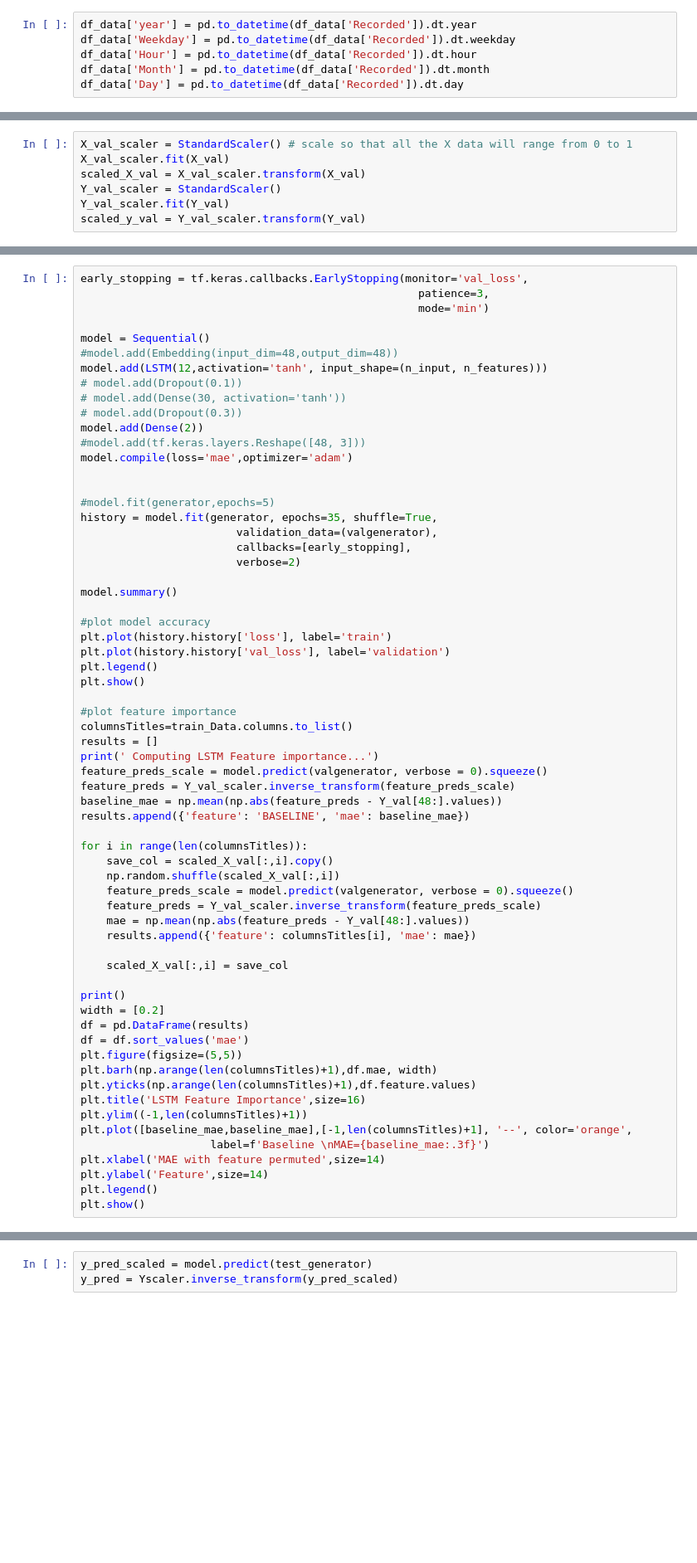
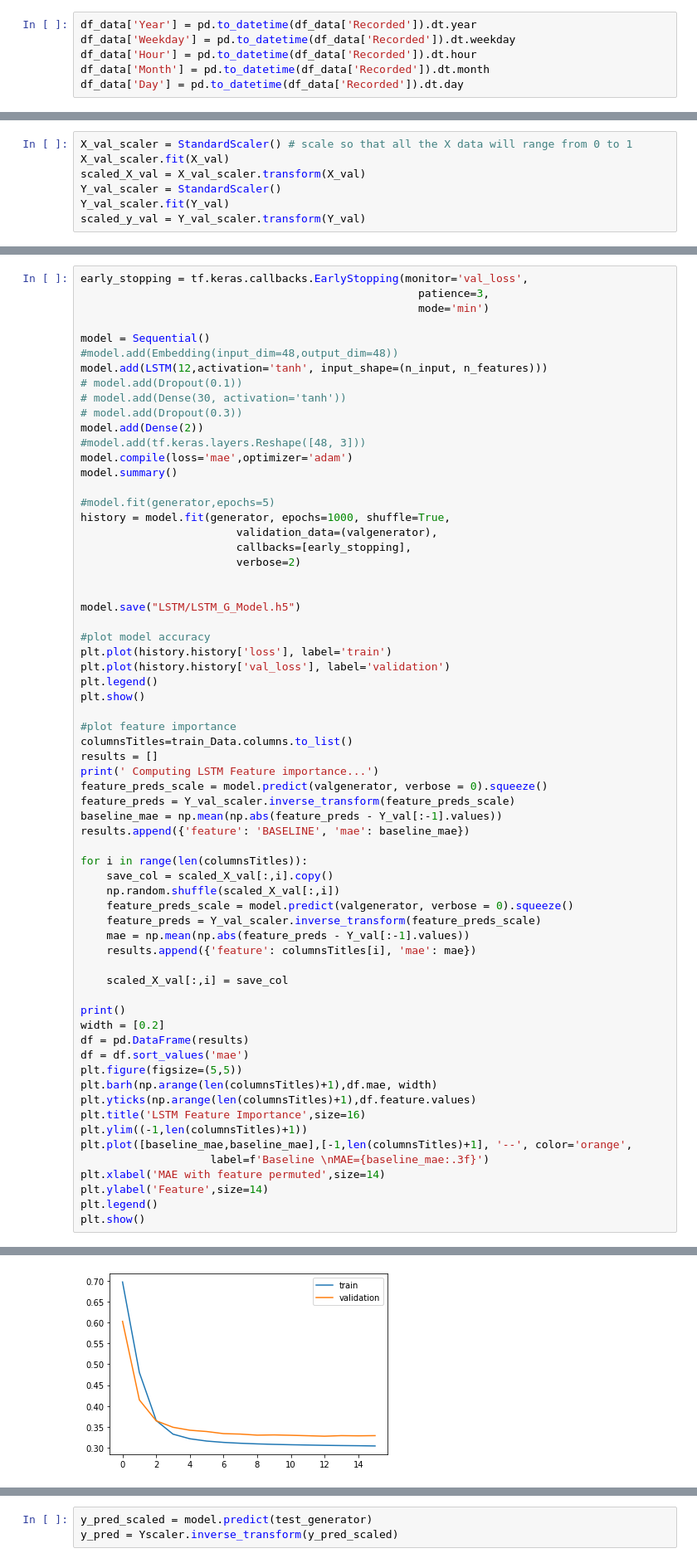
Before and after one commit to Wrafttex/BachelorProject, a Jupyter notebook: 4_Training_LSTM_Model_Gade.ipynb, the cells around one changed output, grey strips where cells are left out. Shown: that part at 83% size. Drawn from its saved outputs; the diff is of its cells as text; blank space fills up the shorter version.

```diff
--- a/4_Training_LSTM_Model_Gade.ipynb
+++ b/4_Training_LSTM_Model_Gade.ipynb
@@ -16,7 +16,7 @@ path = "Dataset/AAl_G_Weather_SkewFix_19des-22mar.csv"
 
 df_data = pd.read_csv(path)
 # %%
-df_data['year'] = pd.to_datetime(df_data['Recorded']).dt.year
+df_data['Year'] = pd.to_datetime(df_data['Recorded']).dt.year
 df_data['Weekday'] = pd.to_datetime(df_data['Recorded']).dt.weekday
 df_data['Hour'] = pd.to_datetime(df_data['Recorded']).dt.hour
 df_data['Month'] = pd.to_datetime(df_data['Recorded']).dt.month
@@ -78,15 +78,16 @@ model.add(LSTM(12,activation='tanh', input_shape=(n_input, n_features)))
 model.add(Dense(2))
 #model.add(tf.keras.layers.Reshape([48, 3]))
 model.compile(loss='mae',optimizer='adam')
-
+model.summary()
 
 #model.fit(generator,epochs=5)
-history = model.fit(generator, epochs=35, shuffle=True,
+history = model.fit(generator, epochs=1000, shuffle=True,
                         validation_data=(valgenerator),
                         callbacks=[early_stopping],
                         verbose=2)
 
-model.summary()
+
+model.save("LSTM/LSTM_G_Model.h5")
 
 #plot model accuracy
 plt.plot(history.history['loss'], label='train')
@@ -100,7 +101,7 @@ results = []
 print(' Computing LSTM Feature importance...')
 feature_preds_scale = model.predict(valgenerator, verbose = 0).squeeze()
 feature_preds = Y_val_scaler.inverse_transform(feature_preds_scale)
-baseline_mae = np.mean(np.abs(feature_preds - Y_val[48:].values))
+baseline_mae = np.mean(np.abs(feature_preds - Y_val[:-1].values))
 results.append({'feature': 'BASELINE', 'mae': baseline_mae})
 
 for i in range(len(columnsTitles)):
@@ -108,7 +109,7 @@ for i in range(len(columnsTitles)):
     np.random.shuffle(scaled_X_val[:,i])
     feature_preds_scale = model.predict(valgenerator, verbose = 0).squeeze()
     feature_preds = Y_val_scaler.inverse_transform(feature_preds_scale)
-    mae = np.mean(np.abs(feature_preds - Y_val[48:].values))
+    mae = np.mean(np.abs(feature_preds - Y_val[:-1].values))
     results.append({'feature': columnsTitles[i], 'mae': mae})
 
     scaled_X_val[:,i] = save_col
@@ -128,3 +129,4 @@ plt.xlabel('MAE with feature permuted',size=14)
 plt.ylabel('Feature',size=14)
 plt.legend()
 plt.show()
+# %% [output]
@@ -130,0 +150 @@ plt.show()
+[figure, added]
```
Also changed, not shown: parts of 10 cells of this notebook, 16 other files.
